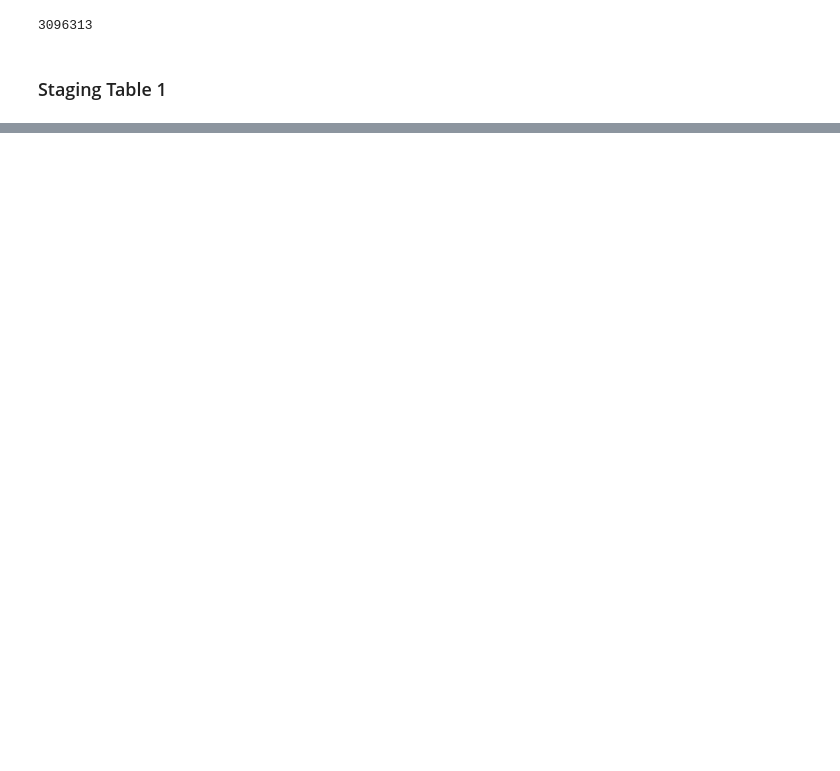
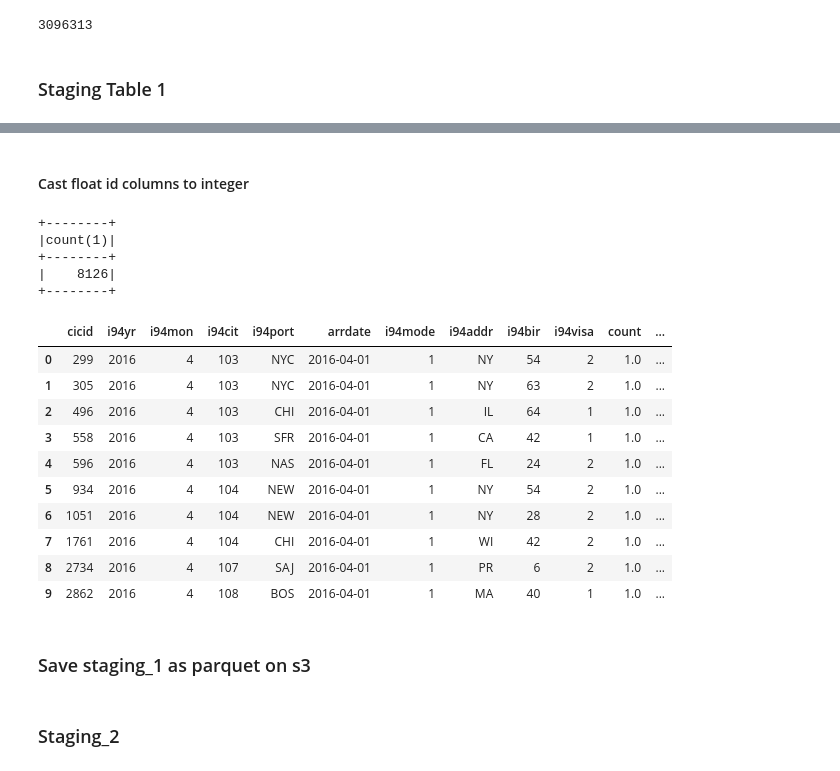
Before and after one commit to sahil350/us_immigrations, a Jupyter notebook: spark_etl.ipynb, the cells around one changed output, grey strips where cells are left out. Drawn from its saved outputs; the diff is of its cells as text; code cells hidden in the pictures; blank space fills up the shorter version.

```diff
--- a/spark_etl.ipynb
+++ b/spark_etl.ipynb
@@ -0,0 +11,6 @@
+# %%
+config = configparser.ConfigParser()
+config.read('config.cfg')
+
+# output_dir
+output_dir = config.get('OUTPUT', 'OUTPUT_DIR')
@@ -27,0 +66,2 @@ staging_1.limit(10).toPandas()
+# %% [markdown]
+#### Cast float id columns to integer
@@ -27,0 +70,29 @@ staging_1.limit(10).toPandas()
+# %%
+spark.sql("""
+            SELECT COUNT(*) FROM staging_1
+            WHERE occup IS NOT NULL
+""").show()
+# %% [output]
++--------+
+|count(1)|
++--------+
+|    8126|
++--------+
+# %%
+staging_1.limit(10).toPandas()
+# %% [output]
+|  | cicid | i94yr | i94mon | i94cit | i94port | arrdate | i94mode | i94addr | i94bir | i94visa | count | ... |
+| 0 | 299 | 2016 | 4 | 103 | NYC | 2016-04-01 | 1 | NY | 54 | 2 | 1.0 | ... |
+| 1 | 305 | 2016 | 4 | 103 | NYC | 2016-04-01 | 1 | NY | 63 | 2 | 1.0 | ... |
+| 2 | 496 | 2016 | 4 | 103 | CHI | 2016-04-01 | 1 | IL | 64 | 1 | 1.0 | ... |
+| 3 | 558 | 2016 | 4 | 103 | SFR | 2016-04-01 | 1 | CA | 42 | 1 | 1.0 | ... |
+| 4 | 596 | 2016 | 4 | 103 | NAS | 2016-04-01 | 1 | FL | 24 | 2 | 1.0 | ... |
+| 5 | 934 | 2016 | 4 | 104 | NEW | 2016-04-01 | 1 | NY | 54 | 2 | 1.0 | ... |
+| 6 | 1051 | 2016 | 4 | 104 | NEW | 2016-04-01 | 1 | NY | 28 | 2 | 1.0 | ... |
+| 7 | 1761 | 2016 | 4 | 104 | CHI | 2016-04-01 | 1 | WI | 42 | 2 | 1.0 | ... |
+| 8 | 2734 | 2016 | 4 | 107 | SAJ | 2016-04-01 | 1 | PR | 6 | 2 | 1.0 | ... |
+| 9 | 2862 | 2016 | 4 | 108 | BOS | 2016-04-01 | 1 | MA | 40 | 1 | 1.0 | ... |
+# %% [markdown]
+### Save staging_1 as parquet on s3
+# %% [markdown]
+### Staging_2
```
Also changed, not shown: parts of 87 cells of this notebook, 2 other files.
